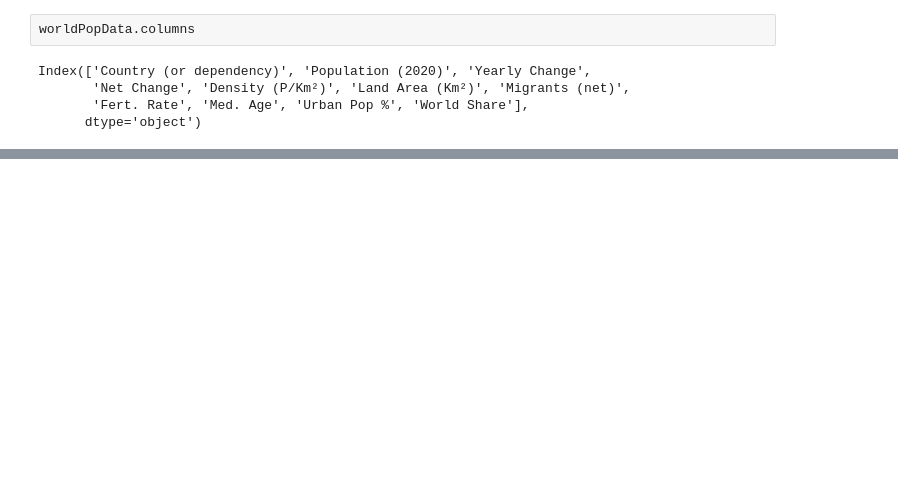
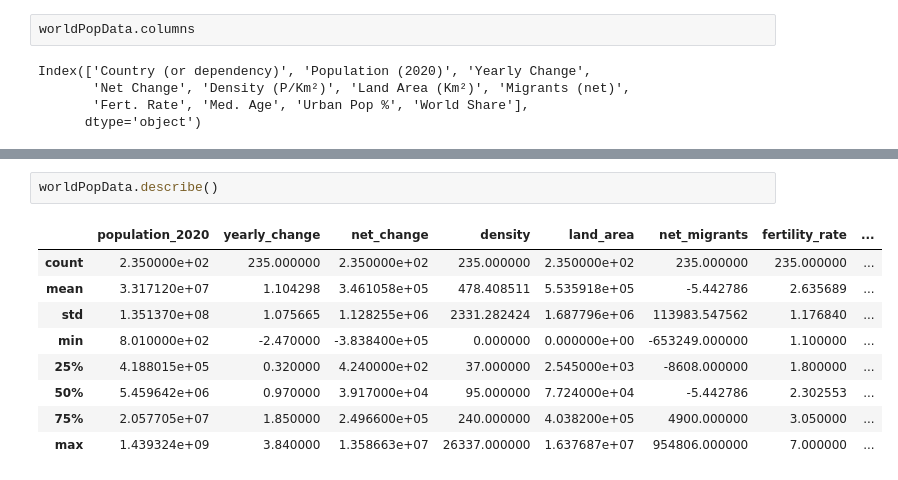
Before and after one commit to Dewalade1/webscrapping-tools, a Jupyter notebook: Scraping-for-odmena-ai-energy-in-nigeria/Cleaning-scraped-world-population-data.ipynb, the cells around one changed output, grey strips where cells are left out. Cells and saved outputs as stored; diff of their text form; blank space fills up the shorter version.

```diff
--- a/Scraping-for-odmena-ai-energy-in-nigeria/Cleaning-scraped-world-population-data.ipynb
+++ b/Scraping-for-odmena-ai-energy-in-nigeria/Cleaning-scraped-world-population-data.ipynb
@@ -243,0 +261,12 @@ Name: Migrants (net), Length: 235, dtype: object
+# %%
+worldPopData.describe()
+# %% [output]
+|  | population_2020 | yearly_change | net_change | density | land_area | net_migrants | fertility_rate | ... |
+| count | 2.350000e+02 | 235.000000 | 2.350000e+02 | 235.000000 | 2.350000e+02 | 235.000000 | 235.000000 | ... |
+| mean | 3.317120e+07 | 1.104298 | 3.461058e+05 | 478.408511 | 5.535918e+05 | -5.442786 | 2.635689 | ... |
+| std | 1.351370e+08 | 1.075665 | 1.128255e+06 | 2331.282424 | 1.687796e+06 | 113983.547562 | 1.176840 | ... |
+| min | 8.010000e+02 | -2.470000 | -3.838400e+05 | 0.000000 | 0.000000e+00 | -653249.000000 | 1.100000 | ... |
+| 25% | 4.188015e+05 | 0.320000 | 4.240000e+02 | 37.000000 | 2.545000e+03 | -8608.000000 | 1.800000 | ... |
+| 50% | 5.459642e+06 | 0.970000 | 3.917000e+04 | 95.000000 | 7.724000e+04 | -5.442786 | 2.302553 | ... |
+| 75% | 2.057705e+07 | 1.850000 | 2.496600e+05 | 240.000000 | 4.038200e+05 | 4900.000000 | 3.050000 | ... |
+| max | 1.439324e+09 | 3.840000 | 1.358663e+07 | 26337.000000 | 1.637687e+07 | 954806.000000 | 7.000000 | ... |
```
Also changed, not shown: parts of 33 cells of this notebook, 2 other files.
